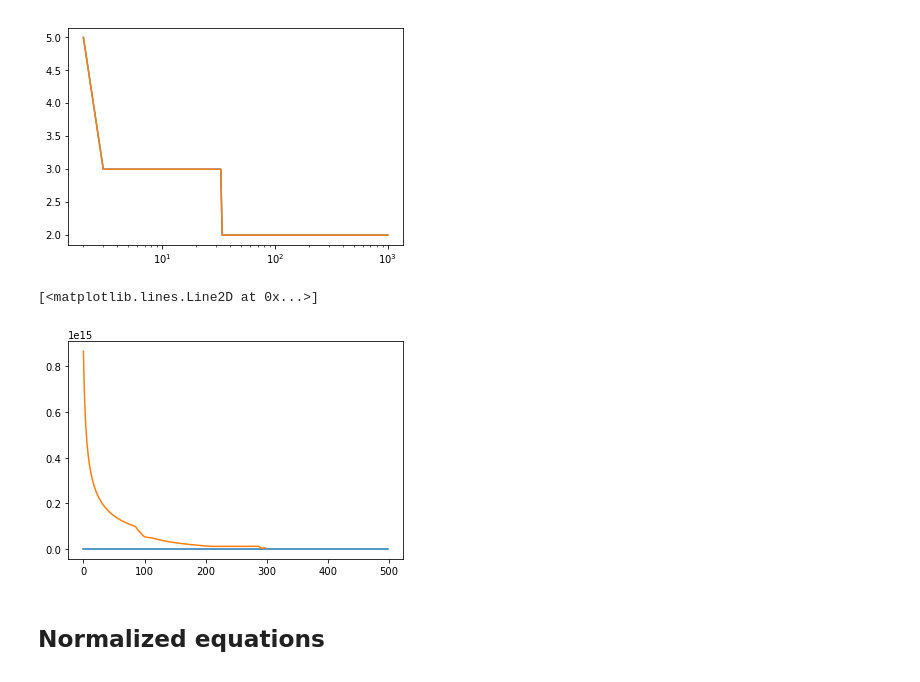
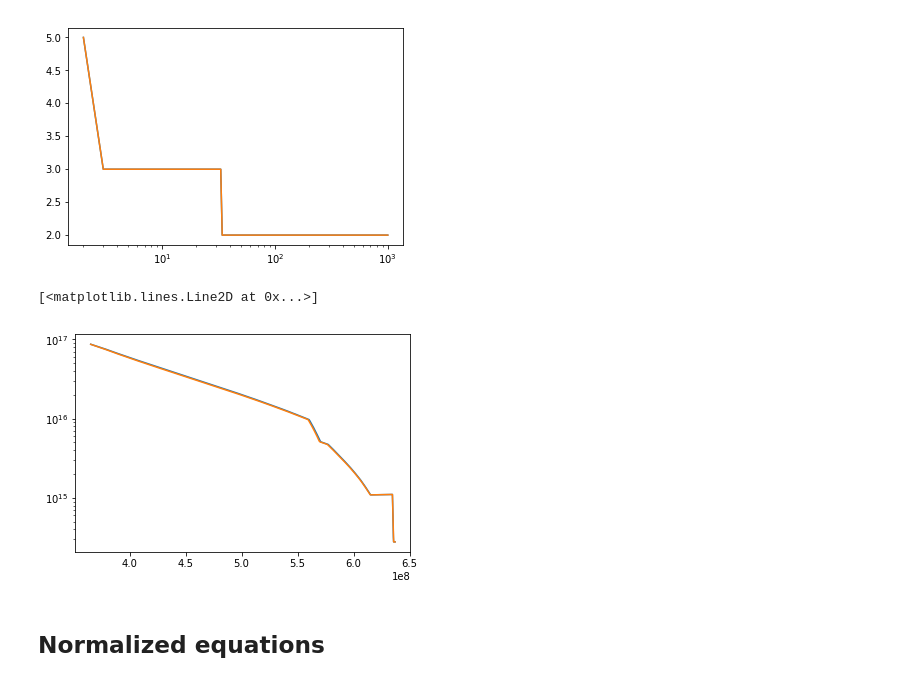
Before and after one commit to skachuck/giapy, a Jupyter notebook: nbs/Farrell1972.ipynb, the cells around one changed output. Drawn from its saved outputs; the diff is of its cells as text; code cells hidden in the pictures.

```diff
--- a/nbs/Farrell1972.ipynb
+++ b/nbs/Farrell1972.ipynb
@@ -218,4 +222,0 @@ import matplotlib.pyplot as plt
-# %%
-tmp = np.random.rand(10)
-print tmp
-print np.argsort(tmp)
@@ -533,8 +546,8 @@ denCore = prem.denCore
 difden = denCore-rhoCore
 
 Nz = 300
-zarray_smalln = (np.log10(np.linspace(1., 10**0.1, Nz))*(1-prem.rCore)/0.1 + prem.rCore)*prem.norms['r']
-zarray_largen = (np.log10(np.linspace(1., 10**2, Nz))*(1-prem.rCore)/2 + prem.rCore)*prem.norms['r']
+zarray_smalln = exp_pt_density(Nz, 4, prem.rCore*prem.norms['r'], prem.norms['r'])
+zarray_largen = exp_pt_density(Nz, .22, prem.rCore*prem.norms['r'], prem.norms['r'])
 # %% [markdown]
 The first solution takes a few iterations (8).
 # %%
@@ -682,3 +689,18 @@ Wall time: 2min 31s
+# %%
+difeqElas.updateProps(z=exp_pt_density(Nz, .1, prem.rCore*prem.norms['r'], prem.norms['r']))
+hlk = list(hlk)
+its = list(its)
+for n in [1000, 1500, 2000, 2500, 3000, 3500, 4000, 4500, 5000, 6000, 7000, 8000, 9000, 10000]:
+    difeqElas.updateProps(n=n)
+    scalvElas = 10**np.floor(np.log10(np.max(np.abs(y0), axis=1)))
+
+    yE999 = solvde(500, 1e-14, slowc, scalvElas, indexv, 3,
+                            y0, difeqElas, False)
+    y0 = yE999.y.copy()
+    hlk.append(yE999.y[[0,1,4], -1])
+    its.append(yE999.it)
+hlk=np.array(hlk)
+its=np.array(its).T
 # %%
 plt.plot(zarray_smalln, yE2.y[0])
 plt.plot(zarray_smalln, yE3.y[0])
@@ -717,3 +739,9 @@ plt.plot(zarray_largen, yE999.y[5])
+# %%
+ns = np.union1d(ns, [1000, 1500, 2000, 2500, 3000, 3500, 4000, 4500, 5000, 6000, 7000, 8000, 9000, 10000])
+psi_l = prem.G * prem.norms['r'] / (2*ns + 1)
+g0 = prem.getParams(1.)['grav']
+rhobar = g0/prem.G/prem.norms['r']
+rCore = prem.rCore
 # %%
 hlk_norm = hlk.copy().T
 hlk_norm[0] = hlk[:,0] * g0 / psi_l
@@ -896,11 +924,11 @@ plt.semilogx(ns, its_1)
 #import cPickle as pickle
 #pickle.dump(lhk_norm, open('../prem_lovenumbers.p', 'w'))
 # %%
-plt.plot([np.linalg.cond(mat) for mat in difeqElas.A])
-plt.plot([np.linalg.cond(mat) for mat in difeqElas_1.A])
+plt.semilogy(zarray_largen[1:], [np.linalg.cond(mat) for mat in difeqElas.A])
+plt.semilogy(zarray_largen[1:], [np.linalg.cond(mat) for mat in difeqElas_1.A])
 # %% [output]
 [<matplotlib.lines.Line2D at 0x...>]
-[figure, old version]
+[figure, new version]
 # %% [markdown]
 ## Normalized equations
 # %%
```
Also changed, not shown: parts of 116 cells of this notebook, 1 other file.
